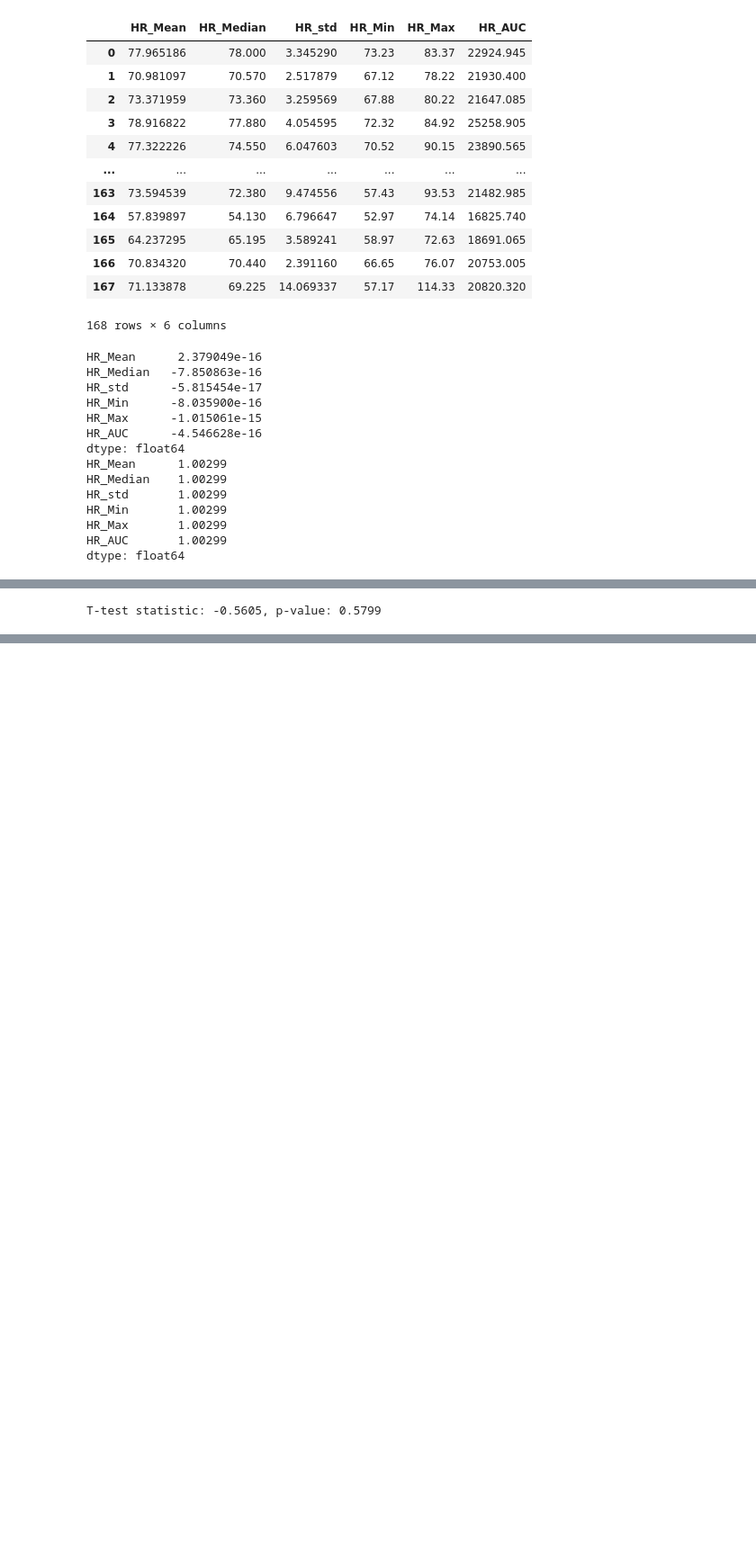
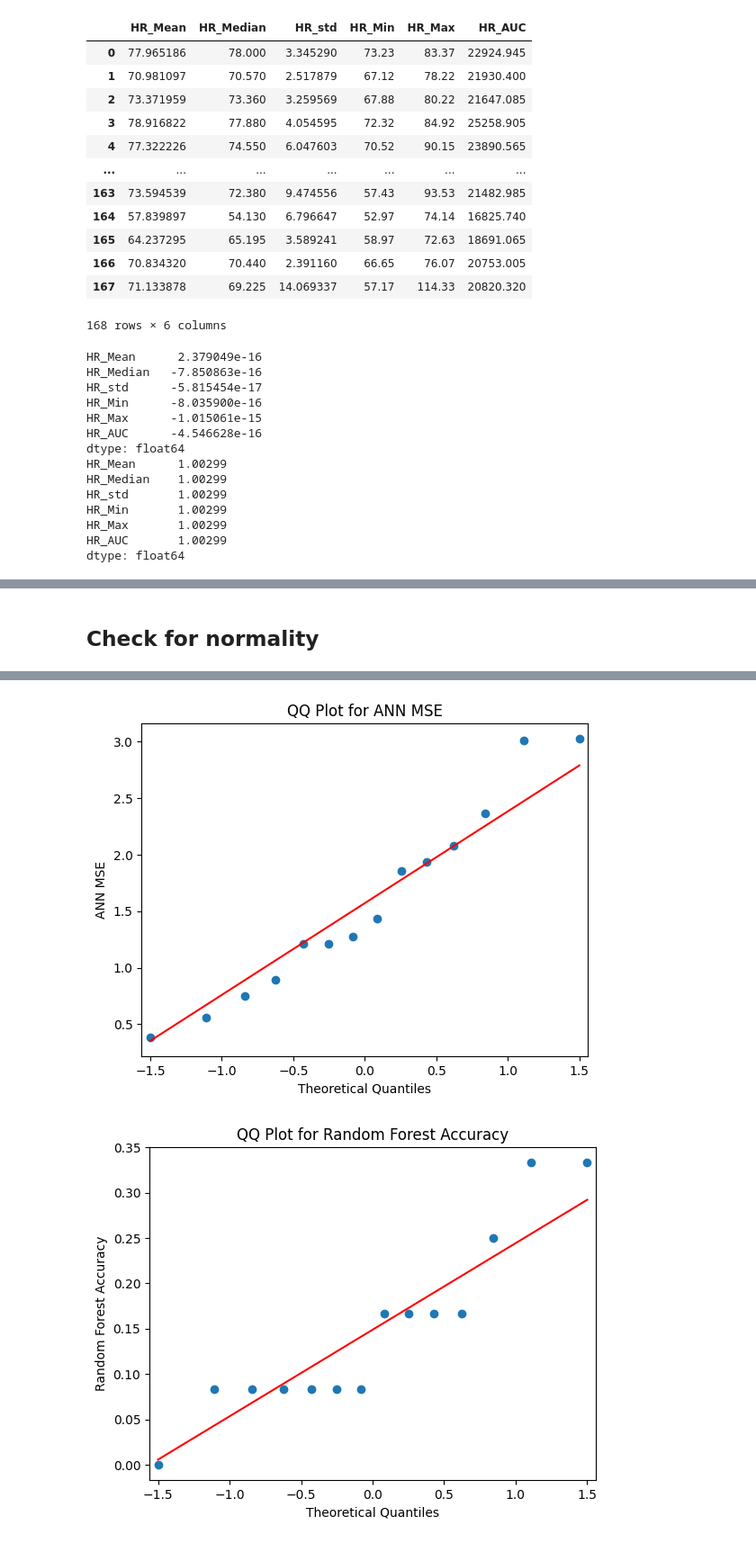
Before and after one commit to Mikel-Yu/02455-individual-project, a Jupyter notebook: Assignment_1_Task_2.ipynb, the cells around one changed output, grey strips where cells are left out. Shown at 90% size. Drawn from its saved outputs; the diff is of its cells as text; code cells hidden in the pictures; blank space fills up the shorter version.

```diff
--- a/Assignment_1_Task_2.ipynb
+++ b/Assignment_1_Task_2.ipynb
@@ -177,0 +370,19 @@ Random Forest LOGO CV accuracy: 0.1726
+# %%
+# Scale the features
+scaler = StandardScaler()
+X_train = scaler.fit_transform(X_train)
+X_test = scaler.transform(X_test)
+
+# Calculate the mean frustration value from the training set
+mean_frustration = y_train.mean()
+print('Mean Frustration Value (Baseline): ', mean_frustration)
+
+# Use the mean value as the prediction for all test set observations
+y_pred_baseline = np.full_like(y_test, mean_frustration)
+
+# Calculate the Mean Squared Error (MSE) for the baseline model
+baseline_mse = mean_squared_error(y_test, y_pred_baseline)
+print('Baseline Regression Model MSE: ', baseline_mse)
+
+# Print comparison
+print(f'ANN Model MSE: {ann_mse}')
@@ -180,9 +403,49 @@ Random Forest LOGO CV accuracy: 0.1726
-# %%
-from scipy.stats import ttest_ind
-
-# Perform a t-test to compare the performances of the two models
-t_stat, p_value = ttest_ind(scores_model1, scores_model2)
-
-print(f'T-test statistic: {t_stat:.4f}, p-value: {p_value:.4f}')
-# %% [output]
-T-test statistic: -0.5605, p-value: 0.5799
+# %% [markdown]
+## Check for normality
+# %%
+from sklearn.model_selection import KFold
+# ANN model
+ann_model = Sequential()
+ann_model.add(Dense(64, input_dim=X_train.shape[1], activation='relu'))
+ann_model.add(Dense(32, activation='relu'))
+ann_model.add(Dense(1, activation='linear'))
+
+# Compile the model
+ann_model.compile(loss='mean_squared_error', optimizer='adam')
+
+kf = KFold(n_splits=14, shuffle=False)
+
+# Train the model
+mse_list = []
+for train_index, val_index in kf.split(X_train):
+    X_train_fold, X_val_fold = X_train[train_index], X_train[val_index]
+    y_train_fold, y_val_fold = y_train[train_index], y_train[val_index]
+
+    ann_model.fit(X_train_fold, y_train_fold, epochs=100, batch_size=32, verbose=0)
+
+    y_pred = ann_model.predict(X_val_fold)
+    mse = mean_squared_error(y_val_fold, y_pred)
+    mse_list.append(mse)
+
+
+
+# Random Forest accuracy data
+accuracy_RF
+
+# Generate theoretical quantiles
+theoretical_quantiles = np.linspace(0, 1, len(mse_list))
+
+# Create QQ plot for ANN MSE
+sm.qqplot(np.array(mse_list), line='s')
+plt.title('QQ Plot for ANN MSE')
+plt.xlabel('Theoretical Quantiles')
+plt.ylabel('ANN MSE')
+plt.show()
+
+# Create QQ plot for Random Forest accuracy
+sm.qqplot(np.array(accuracy_RF), line='s')
+plt.title('QQ Plot for Random Forest Accuracy')
+plt.xlabel('Theoretical Quantiles')
+plt.ylabel('Random Forest Accuracy')
+plt.show()
+# %% [output]
@@ -188,0 +466,2 @@ T-test statistic: -0.5605, p-value: 0.5799
+[figure, added]
+[figure, added]
```
Also changed, not shown: parts of 41 cells of this notebook, 8 other files.
